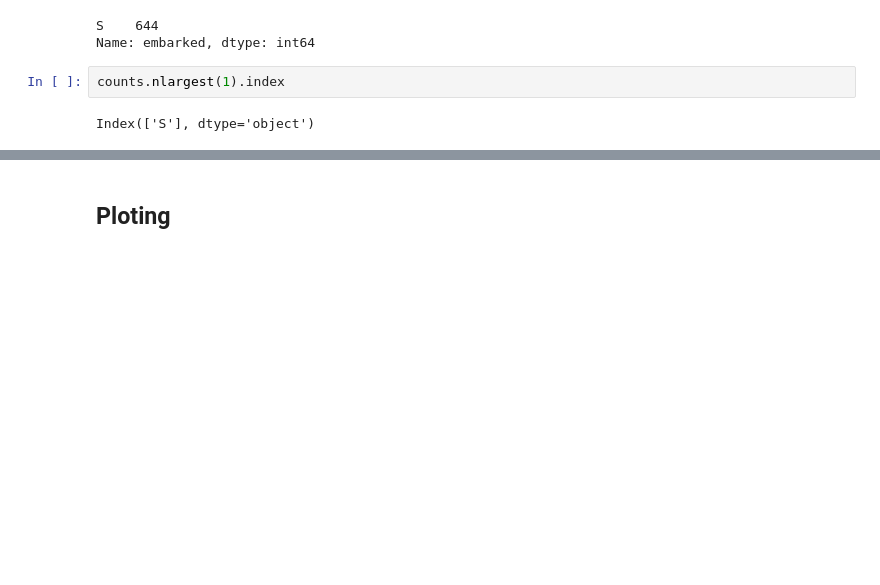
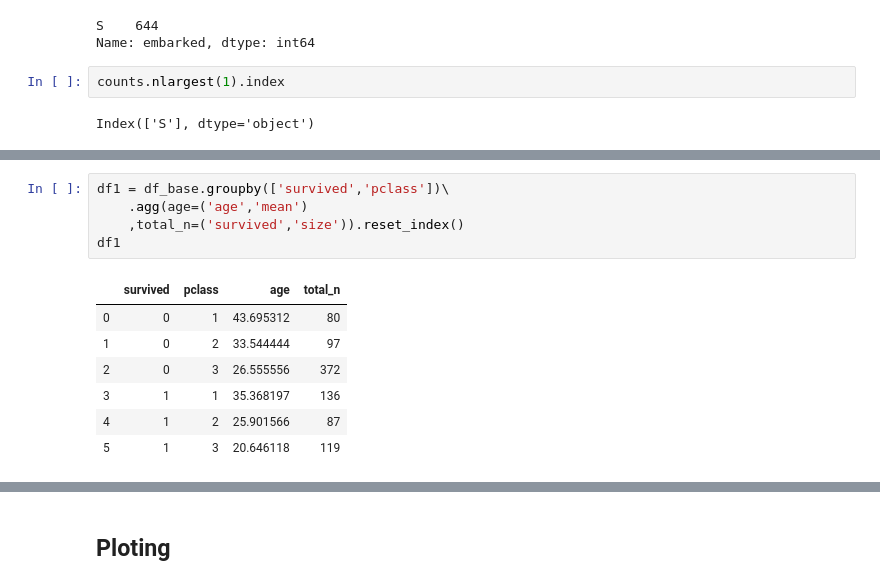
Before and after one commit to raysunau/python_data_analytics, a Jupyter notebook: Python_Pandas.ipynb, the cells around one changed output, grey strips where cells are left out. Drawn from its saved outputs; the diff is of its cells as text; blank space fills up the shorter version.

```diff
--- a/Python_Pandas.ipynb
+++ b/Python_Pandas.ipynb
@@ -234,0 +251,13 @@ df_base[df_base.embarked.isin(counts.nlargest(1).index)].head()
+# %%
+df1 = df_base.groupby(['survived','pclass'])\
+    .agg(age=('age','mean')
+    ,total_n=('survived','size')).reset_index()
+df1
+# %% [output]
+|  | survived | pclass | age | total_n |
+| 0 | 0 | 1 | 43.695312 | 80 |
+| 1 | 0 | 2 | 33.544444 | 97 |
+| 2 | 0 | 3 | 26.555556 | 372 |
+| 3 | 1 | 1 | 35.368197 | 136 |
+| 4 | 1 | 2 | 25.901566 | 87 |
+| 5 | 1 | 3 | 20.646118 | 119 |
```
Also changed, not shown: parts of 10 cells of this notebook.
